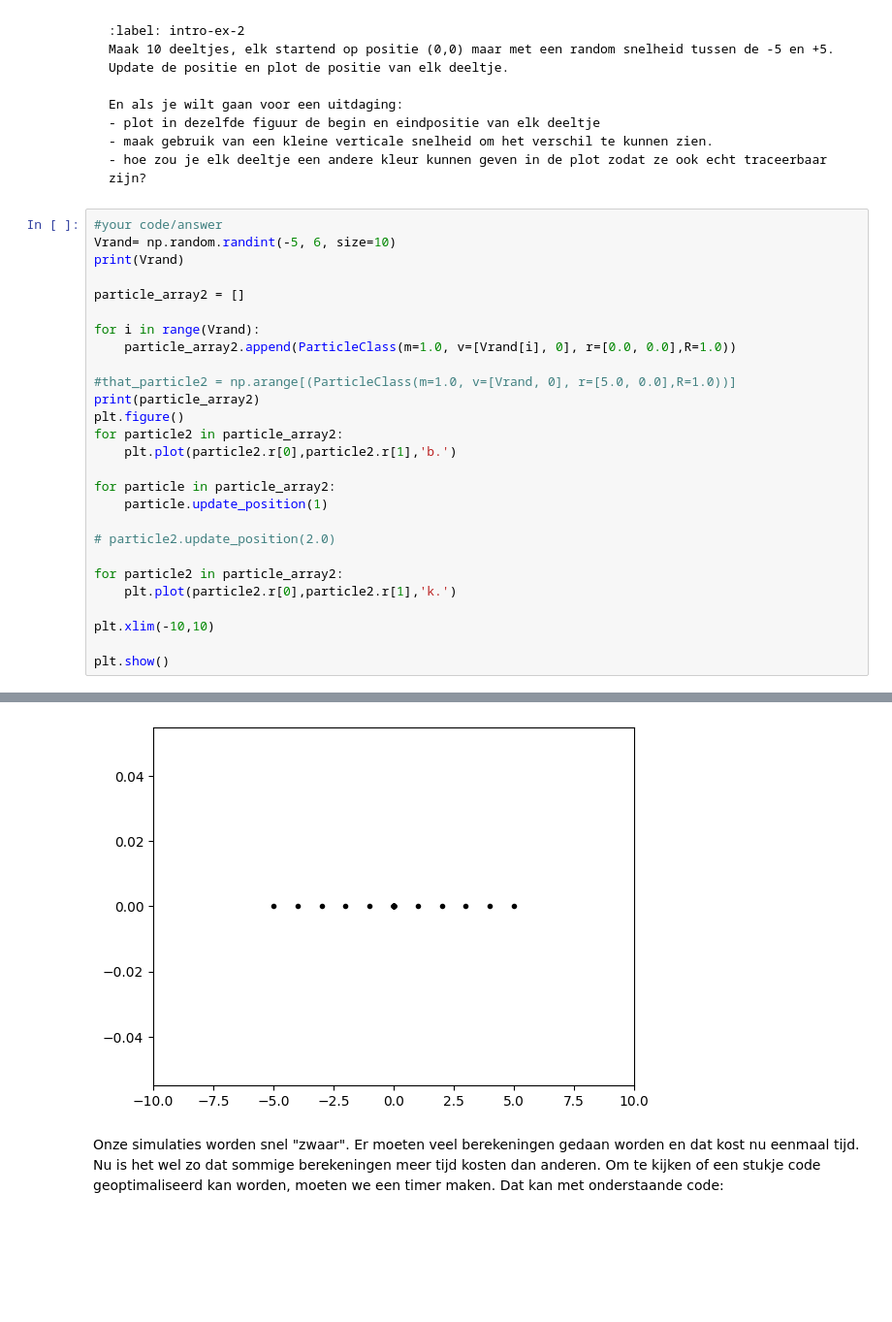
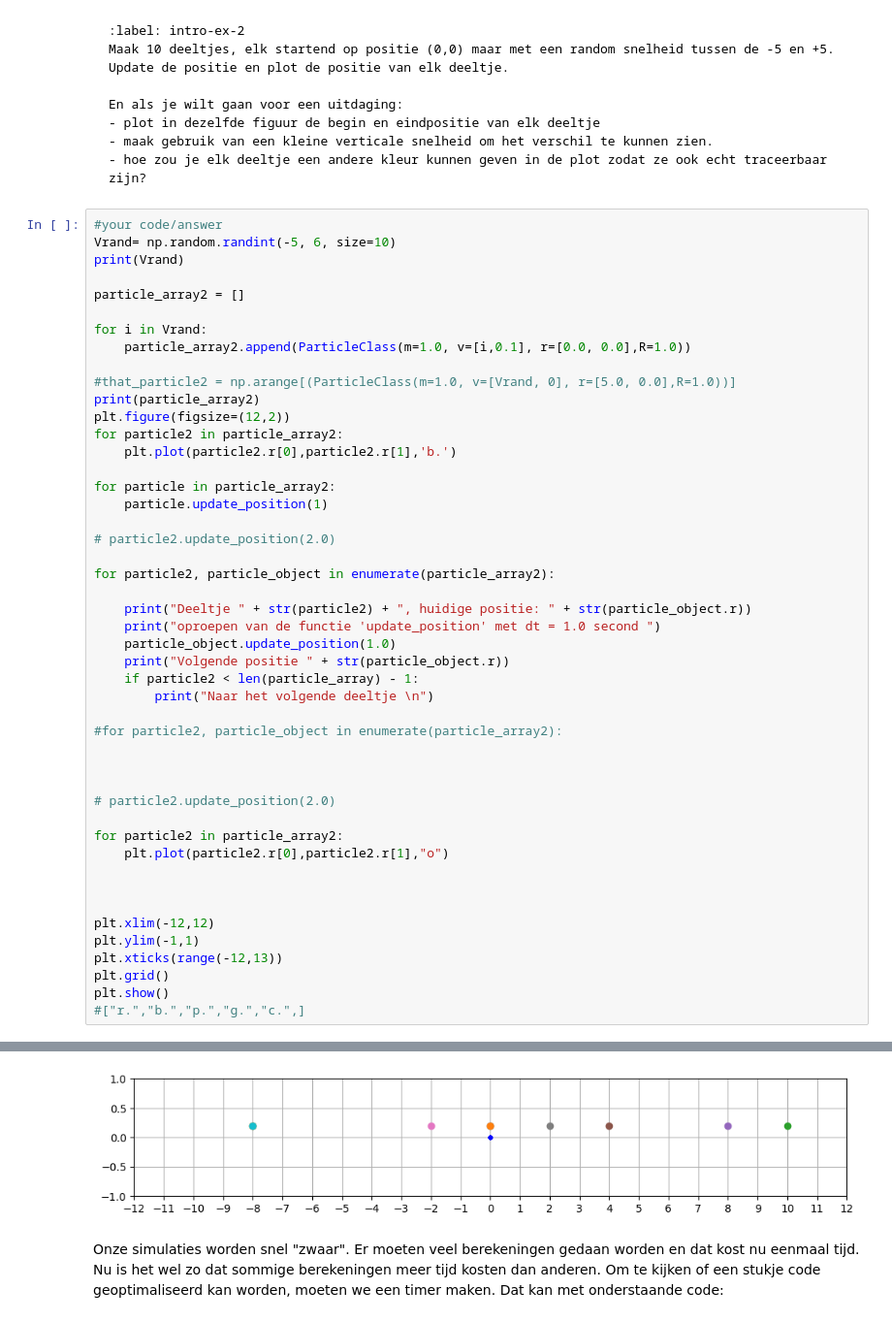
Before and after one commit to ebepolman-bit/Ebun, a Jupyter notebook: Content/PySim/1_intro_sim.ipynb, the cells around one changed output, grey strips where cells are left out. Shown at 97% size. Cells and saved outputs as stored; diff of their text form; blank space fills up the shorter version.

```diff
--- a/Content/PySim/1_intro_sim.ipynb
+++ b/Content/PySim/1_intro_sim.ipynb
@@ -188,12 +188,12 @@ print(Vrand)
 
 particle_array2 = []
 
-for i in range(Vrand):
-    particle_array2.append(ParticleClass(m=1.0, v=[Vrand[i], 0], r=[0.0, 0.0],R=1.0))
+for i in Vrand:
+    particle_array2.append(ParticleClass(m=1.0, v=[i,0.1], r=[0.0, 0.0],R=1.0))
 
 #that_particle2 = np.arange[(ParticleClass(m=1.0, v=[Vrand, 0], r=[5.0, 0.0],R=1.0))]
 print(particle_array2)
-plt.figure()
+plt.figure(figsize=(12,2))
 for particle2 in particle_array2:
     plt.plot(particle2.r[0],particle2.r[1],'b.')
 
@@ -202,10 +202,30 @@ for particle in particle_array2:
 
 # particle2.update_position(2.0)
 
+for particle2, particle_object in enumerate(particle_array2):
+
+    print("Deeltje " + str(particle2) + ", huidige positie: " + str(particle_object.r))
+    print("oproepen van de functie 'update_position' met dt = 1.0 second ")
+    particle_object.update_position(1.0)
+    print("Volgende positie " + str(particle_object.r))
+    if particle2 < len(particle_array) - 1:
+        print("Naar het volgende deeltje \n")
+
+#for particle2, particle_object in enumerate(particle_array2):
+
+
+
+# particle2.update_position(2.0)
+
 for particle2 in particle_array2:
-    plt.plot(particle2.r[0],particle2.r[1],'k.')
+    plt.plot(particle2.r[0],particle2.r[1],"o")
 
-plt.xlim(-10,10)
 
+
+plt.xlim(-12,12)
+plt.ylim(-1,1)
+plt.xticks(range(-12,13))
+plt.grid()
 plt.show()
+#["r.","b.","p.","g.","c.",]
 # %% [output]
@@ -214,4 +249,4 @@ plt.show()
-[figure, old version]
+[figure, new version]
 # %% [markdown]
 Onze simulaties worden snel "zwaar".
 Er moeten veel berekeningen gedaan worden en dat kost nu eenmaal tijd.
```
Also changed, not shown: parts of 4 cells of this notebook.
